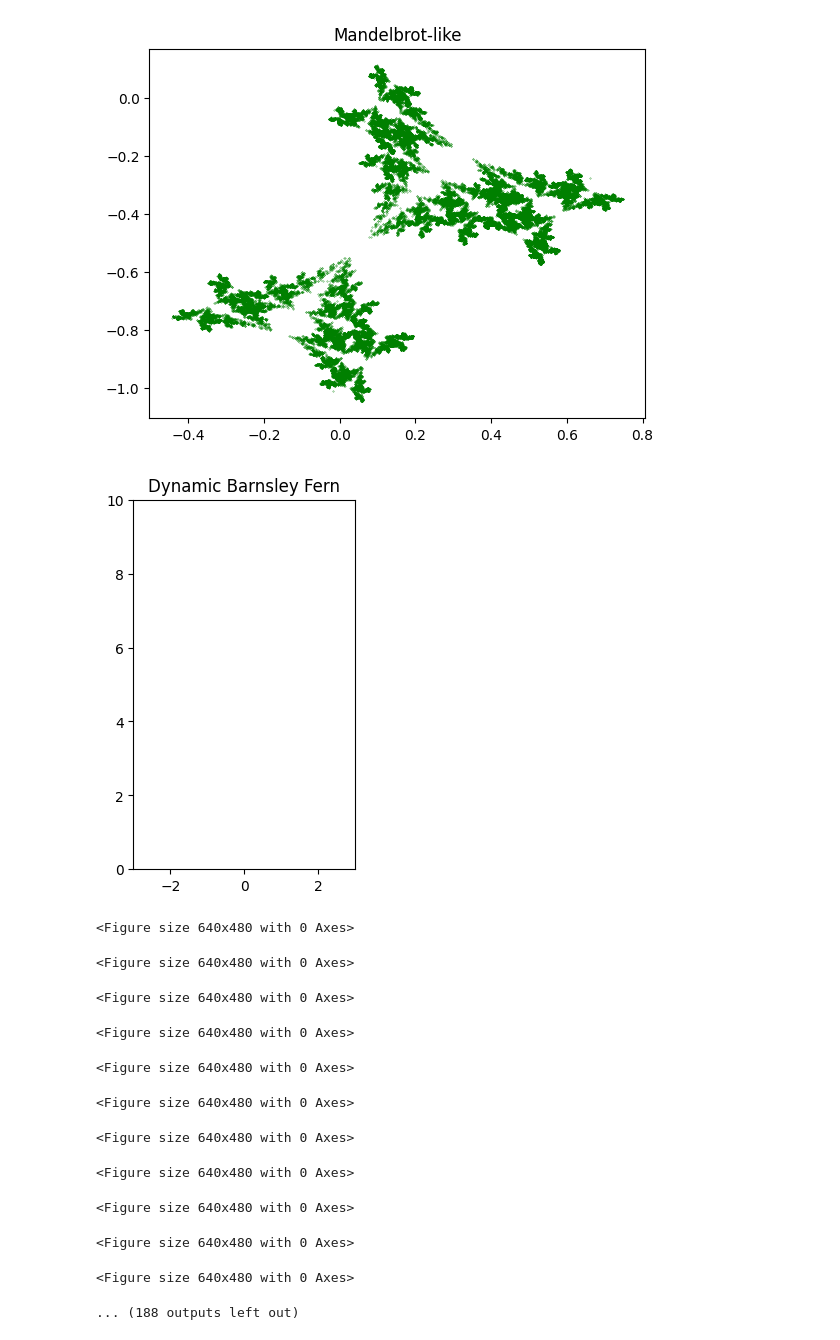
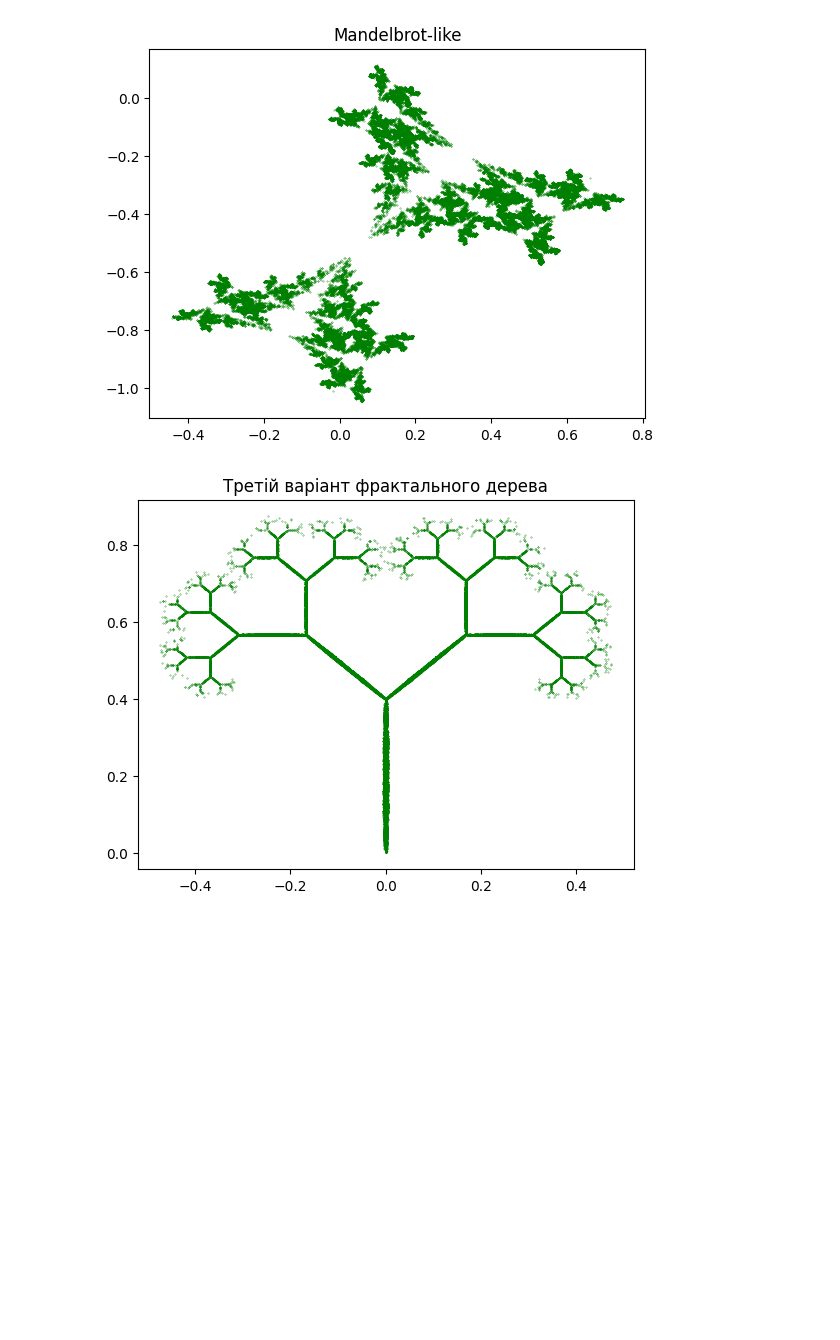
Before and after one commit to gre1wy/CompGraphic, a Jupyter notebook: Lab4/lab4.ipynb, the cells around one changed output. Cells and saved outputs as stored; diff of their text form; code cells hidden in the pictures; blank space fills up the shorter version.

```diff
--- a/Lab4/lab4.ipynb
+++ b/Lab4/lab4.ipynb
@@ -1,27 +1,3 @@
 # %%
 import matplotlib.pyplot as plt
 import numpy as np
-# %%
-# Набори правил
-rules = [
-    {'a': 0.0500, 'b': 0.0000, 'c': 0.0000, 'd': 0.4000, 'e': -0.0600, 'f': -0.4700},
-    {'a': -0.0500, 'b': 0.0000, 'c': 0.0000, 'd': -0.4000, 'e': -0.0600, 'f': -0.4700},
-    {'a': 0.0300, 'b': -0.1400, 'c': 0.0000, 'd': 0.2600, 'e': -0.1600, 'f': -0.0100},
-    {'a': -0.0300, 'b': 0.1400, 'c': 0.0000, 'd': -0.2600, 'e': -0.1600, 'f': -0.0100},
-    {'a': 0.5600, 'b': 0.4400, 'c': -0.3700, 'd': 0.5100, 'e': 0.3000, 'f': 0.1500},
-    {'a': 0.1900, 'b': 0.0700, 'c': -0.1000, 'd': 0.1500, 'e': -0.2000, 'f': 0.2800},
-    {'a': -0.3300, 'b': -0.3400, 'c': -0.3300, 'd': 0.3400, 'e': -0.5400, 'f': 0.3900}
-]
-
-# Початкові координати
-x, y = 0, 0
-
-# Генерація фракталу
-for _ in range(100000):
-    rule = np.random.choice(rules)
-    x1 = rule['a'] * x + rule['b'] * y + rule['e']
-    y1 = rule['c'] * x + rule['d'] * y + rule['f']
-    x, y = x1, y1
-    plt.plot(x, y, '.', color='green', markersize=0.5)
-plt.title('Фрактальне дерево')
-plt.show()
@@ -86,47 +59,13 @@ rules = [
 generate_fractal(rules, 100000, "Mandelbrot-like", p=False)
 # %% [output]
 [figure]
-# %%
-def generate_barnsley_fern(rules, iterations=1000, delay=0.01):
-    # Початкові координати
-    x, y = 0, 0
-
-    # Створення графіку
-    plt.ion()
-    fig, ax = plt.subplots()
-    ax.set_aspect('equal')
-    ax.set_xlim(-3, 3)
-    ax.set_ylim(0, 10)
-    plt.title('Dynamic Barnsley Fern')
-
-    # Додавання точок поступово
-    for _ in range(iterations):
-        rule = np.random.choice(rules)
-        x1 = rule['a'] * x + rule['b'] * y + rule['e']
-        y1 = rule['c'] * x + rule['d'] * y + rule['f']
-        x, y = x1, y1
-        ax.plot(x, y, '.', color='green', markersize=0.5)
-        plt.draw()
-        plt.pause(delay)
-
-# Виклик функції з вашими наборами правил
-rules = [
-    {'a': 0.2020, 'b': -0.8050, 'c': -0.6890, 'd': -0.3420, 'e': -0.3730, 'f': -0.6530},
-    {'a': 0.1380, 'b': 0.6650, 'c': -0.5020, 'd': -0.2220, 'e': 0.6600, 'f': -0.2770}
-]
-
-generate_barnsley_fern(rules)
-# %% [output]
-[figure, removed]
-<Figure size 640x480 with 0 Axes>
-<Figure size 640x480 with 0 Axes>
-<Figure size 640x480 with 0 Axes>
-<Figure size 640x480 with 0 Axes>
-<Figure size 640x480 with 0 Axes>
-<Figure size 640x480 with 0 Axes>
-<Figure size 640x480 with 0 Axes>
-<Figure size 640x480 with 0 Axes>
-<Figure size 640x480 with 0 Axes>
-<Figure size 640x480 with 0 Axes>
-<Figure size 640x480 with 0 Axes>
-... (188 outputs left out)
+# %%
+rules = [
+    {'a': 0.0100, 'b': 0.0000, 'c': 0.0000, 'd': 0.4500, 'e': 0.0000, 'f': 0.0000},
+    {'a': -0.0100, 'b': 0.0000, 'c': 0.0000, 'd': -0.4500, 'e': 0.0000, 'f': 0.4000},
+    {'a': 0.4200, 'b': -0.4200, 'c': 0.4200, 'd': 0.4200, 'e': 0.0000, 'f': 0.4000},
+    {'a': 0.4200, 'b': 0.4200, 'c': -0.4200, 'd': 0.4200, 'e': 0.0000, 'f': 0.4000}
+]
+generate_fractal(rules, 100000, "Третій варіант фрактального дерева", p=False)
+# %% [output]
+[figure, added]
```
Also changed, not shown: parts of 10 cells of this notebook, 17 other files.
